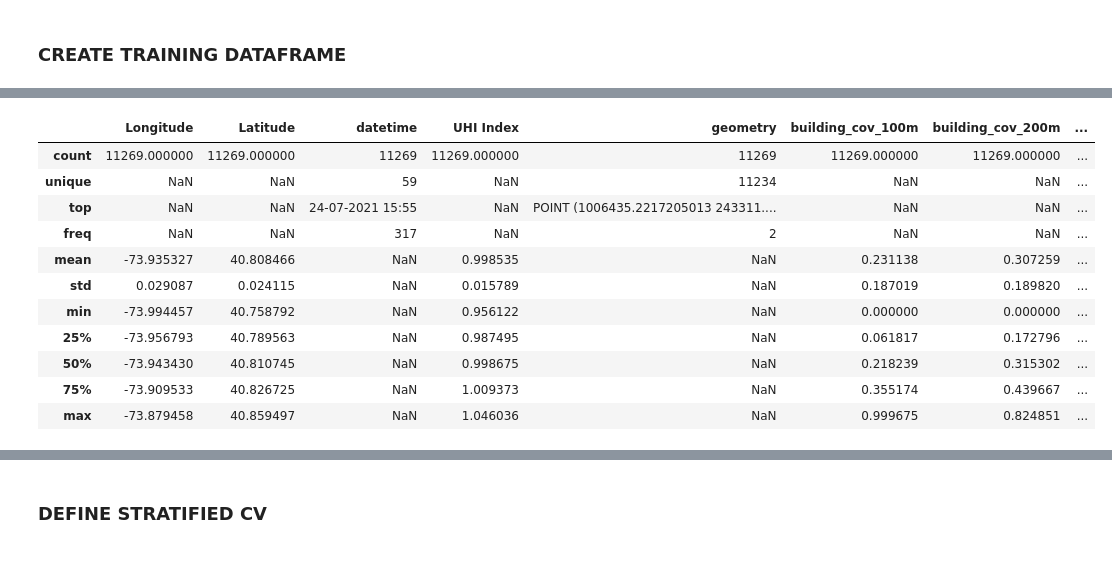
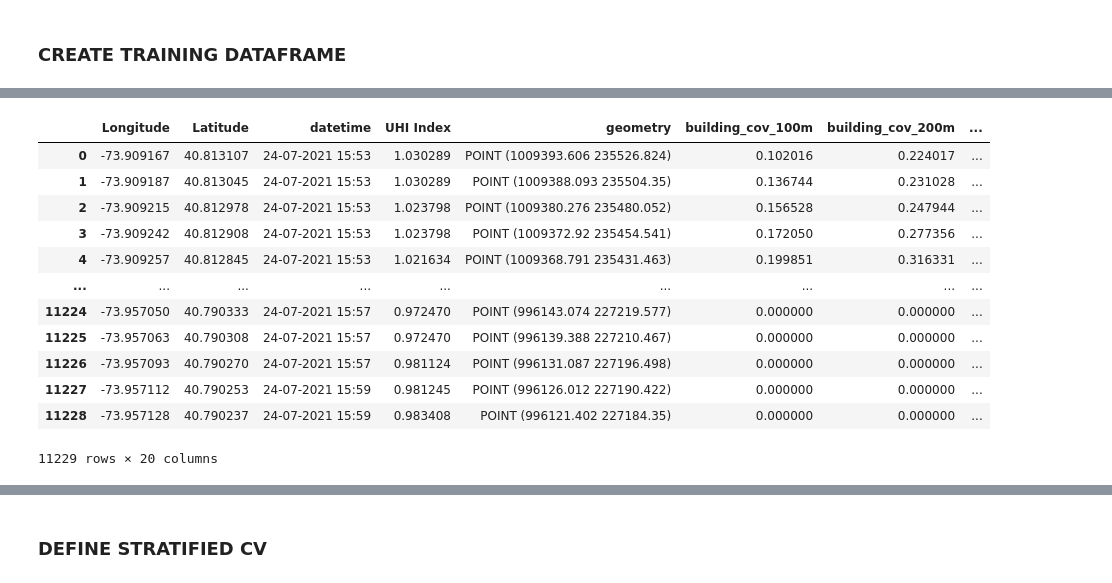
Before and after one commit to MegaKruk/uhi-ai-challenge-2025, a Jupyter notebook: UHI_Model.ipynb, the cells around one changed output, grey strips where cells are left out. Cells and saved outputs as stored; diff of their text form; code cells hidden in the pictures.

```diff
--- a/UHI_Model.ipynb
+++ b/UHI_Model.ipynb
@@ -283,3 +252,0 @@ dtype: int64
-# %%
-gdf_buildings = joined.drop_duplicates(subset=["original_index"])
-gdf_buildings.columns
@@ -645,11 +606,7 @@ total rows: 11269
 # %%
-# --- Add per-point features to gdf_train
-for feat_key, feat_values in features_dict_train.items():
-    print(f"Per-point: {feat_key}: {len(feat_values)}")
-    gdf_train[feat_key] = feat_values
+X = df_train_feat.values
+y = gdf_train["UHI Index"].values
 
-# --- Add PLUTO features to gdf_train
-for col, values in pluto_features_dict.items():
-    print(f"PLUTO: {col}: {len(values)}")
-    gdf_train[col] = values
+print("Final train feature shape:", X.shape)
+print("Feature columns:", feature_cols)
 # %% [output]
@@ -695,26 +614,0 @@ for col in pluto_num_cols:
-# %%
-# --- Process categorical PLUTO columns via one-hot encoding (training)
-# (Use the same categorical list as above.)
-for col in pluto_cat_cols:
-    gdf_train[col] = gdf_train[col].astype(str)
-
-# Compute one-hot encoded dummy variables
-pluto_dummies = pd.get_dummies(gdf_train[pluto_cat_cols], prefix=pluto_cat_cols)
-
-# Store the list of dummy columns from training for later use
-dummy_cols_train = list(pluto_dummies.columns)
-
-# Drop the original categorical columns and concatenate the dummy variables:
-gdf_train = gdf_train.drop(columns=pluto_cat_cols)
-gdf_train = pd.concat([gdf_train, pluto_dummies], axis=1)
-print("One-hot encoded PLUTO categorical features added to training data.")
-
-# --- Build final global feature list for training
-# Per-point features come from features_dict_train (they have been added to gdf_train already)
-per_point_features = list(features_dict_train.keys())
-# PLUTO numeric features (those originally in pluto_columns, except the ones processed as categorical)
-pluto_numeric_features = [col for col in pluto_columns if col not in pluto_cat_cols]
-# Final training features: order = per-point features, then numeric PLUTO features, then dummy features.
-final_feature_cols = per_point_features + pluto_numeric_features + dummy_cols_train
-print("Final feature columns used (training):")
-print(final_feature_cols)
@@ -823,15 +658,16 @@ df_train_feat
 # %%
-gdf_train.describe(include='all')
+gdf_train
 # %% [output]
 |  | Longitude | Latitude | datetime | UHI Index | geometry | building_cov_100m | building_cov_200m | ... |
-| count | 11269.000000 | 11269.000000 | 11269 | 11269.000000 | 11269 | 11269.000000 | 11269.000000 | ... |
-| unique | NaN | NaN | 59 | NaN | 11234 | NaN | NaN | ... |
-| top | NaN | NaN | 24-07-2021 15:55 | NaN | POINT (1006435.2217205013 243311.... | NaN | NaN | ... |
-| freq | NaN | NaN | 317 | NaN | 2 | NaN | NaN | ... |
-| mean | -73.935327 | 40.808466 | NaN | 0.998535 | NaN | 0.231138 | 0.307259 | ... |
-| std | 0.029087 | 0.024115 | NaN | 0.015789 | NaN | 0.187019 | 0.189820 | ... |
-| min | -73.994457 | 40.758792 | NaN | 0.956122 | NaN | 0.000000 | 0.000000 | ... |
-| 25% | -73.956793 | 40.789563 | NaN | 0.987495 | NaN | 0.061817 | 0.172796 | ... |
-| 50% | -73.943430 | 40.810745 | NaN | 0.998675 | NaN | 0.218239 | 0.315302 | ... |
-| 75% | -73.909533 | 40.826725 | NaN | 1.009373 | NaN | 0.355174 | 0.439667 | ... |
-| max | -73.879458 | 40.859497 | NaN | 1.046036 | NaN | 0.999675 | 0.824851 | ... |
+| 0 | -73.909167 | 40.813107 | 24-07-2021 15:53 | 1.030289 | POINT (1009393.606 235526.824) | 0.102016 | 0.224017 | ... |
+| 1 | -73.909187 | 40.813045 | 24-07-2021 15:53 | 1.030289 | POINT (1009388.093 235504.35) | 0.136744 | 0.231028 | ... |
+| 2 | -73.909215 | 40.812978 | 24-07-2021 15:53 | 1.023798 | POINT (1009380.276 235480.052) | 0.156528 | 0.247944 | ... |
+| 3 | -73.909242 | 40.812908 | 24-07-2021 15:53 | 1.023798 | POINT (1009372.92 235454.541) | 0.172050 | 0.277356 | ... |
+| 4 | -73.909257 | 40.812845 | 24-07-2021 15:53 | 1.021634 | POINT (1009368.791 235431.463) | 0.199851 | 0.316331 | ... |
+| ... | ... | ... | ... | ... | ... | ... | ... | ... |
+| 11224 | -73.957050 | 40.790333 | 24-07-2021 15:57 | 0.972470 | POINT (996143.074 227219.577) | 0.000000 | 0.000000 | ... |
+| 11225 | -73.957063 | 40.790308 | 24-07-2021 15:57 | 0.972470 | POINT (996139.388 227210.467) | 0.000000 | 0.000000 | ... |
+| 11226 | -73.957093 | 40.790270 | 24-07-2021 15:57 | 0.981124 | POINT (996131.087 227196.498) | 0.000000 | 0.000000 | ... |
+| 11227 | -73.957112 | 40.790253 | 24-07-2021 15:59 | 0.981245 | POINT (996126.012 227190.422) | 0.000000 | 0.000000 | ... |
+| 11228 | -73.957128 | 40.790237 | 24-07-2021 15:59 | 0.983408 | POINT (996121.402 227184.35) | 0.000000 | 0.000000 | ... |
+11229 rows × 20 columns
```
Also changed, not shown: parts of 74 cells of this notebook, 1 other file.
